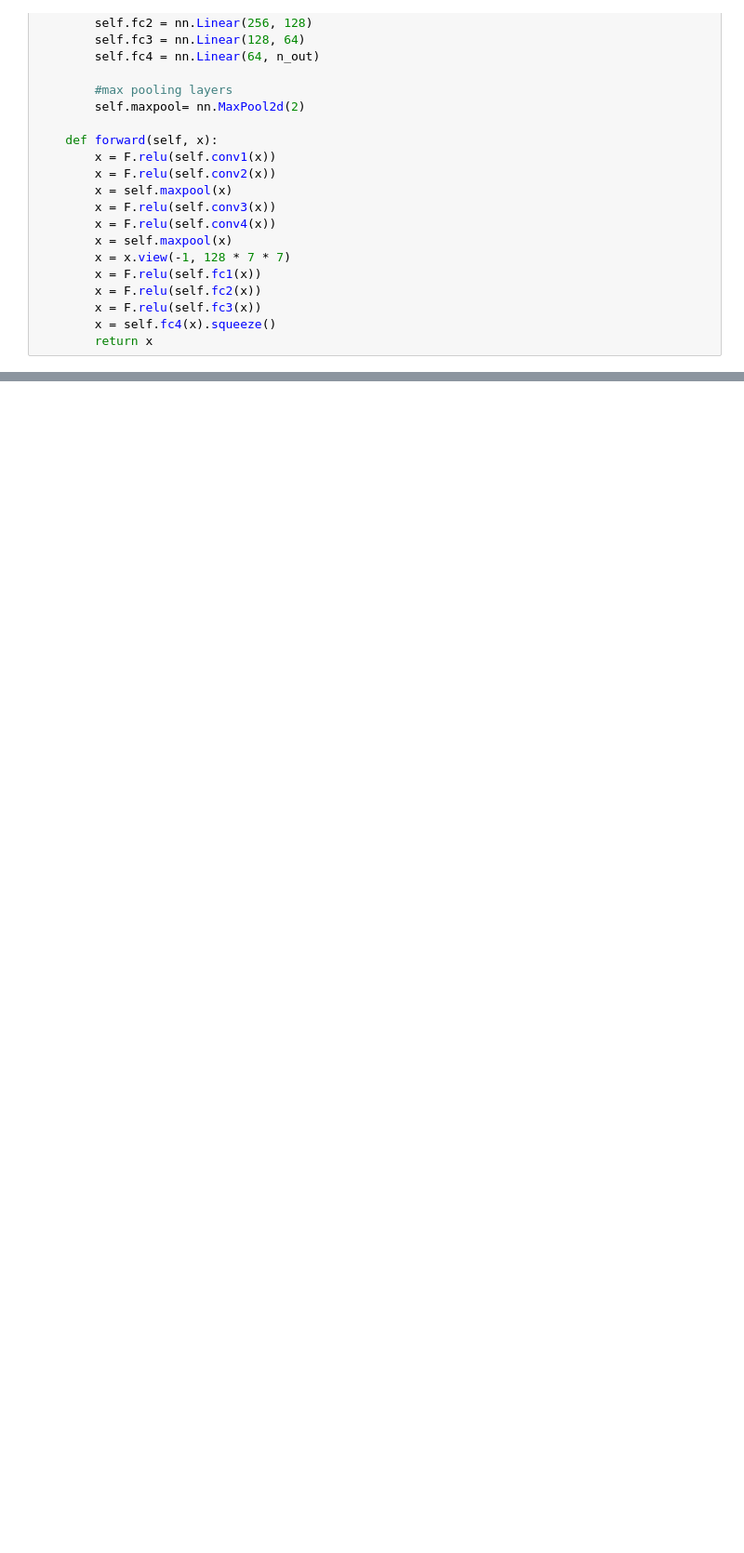
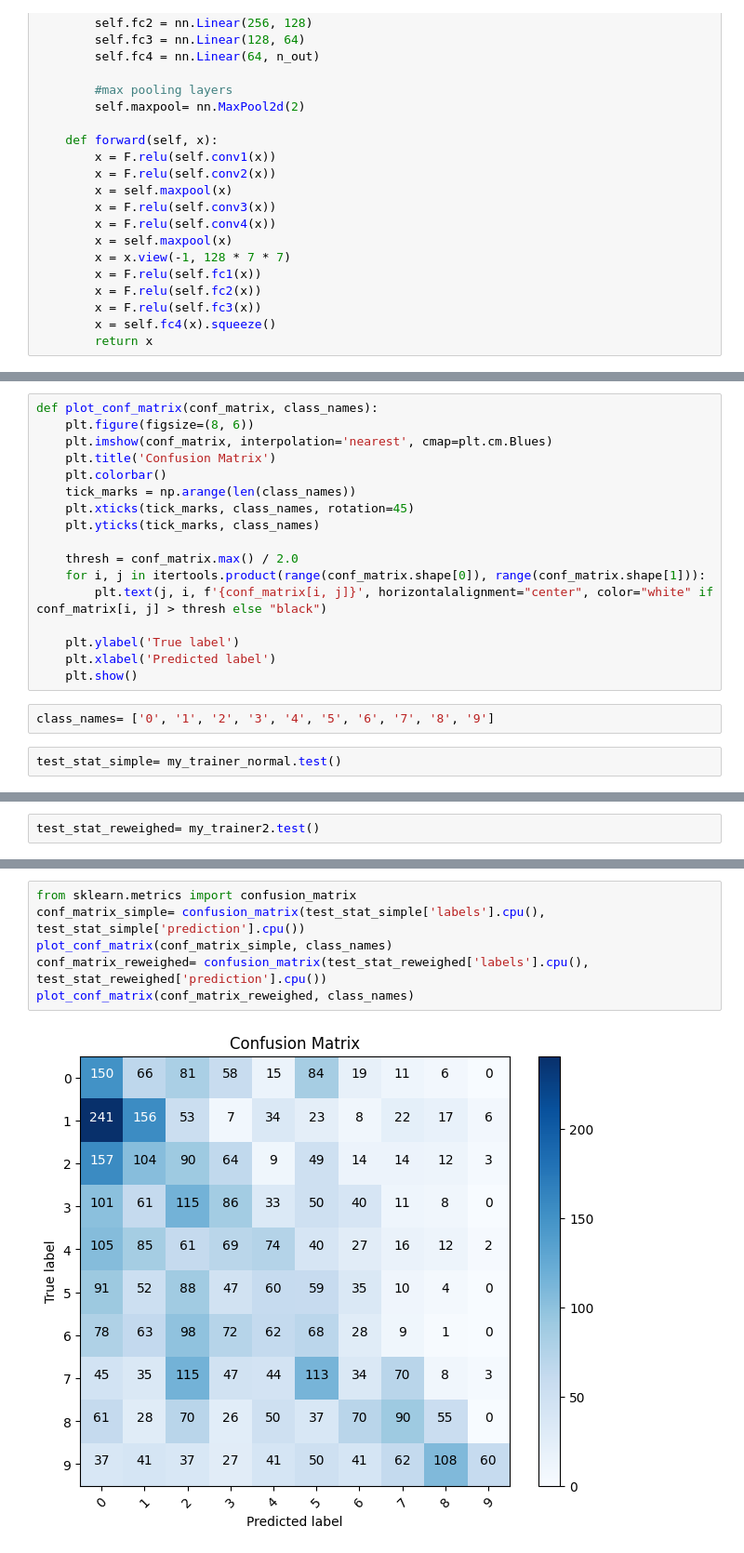
Before and after one commit to realojaswi/Learning-to-Reweight-Examples-for-Robust-Deep-Learning, a Jupyter notebook: Checkpoint3.ipynb, the cells around one changed output, grey strips where cells are left out. Shown at 93% size. Drawn from its saved outputs; the diff is of its cells as text; blank space fills up the shorter version.

```diff
--- a/Checkpoint3.ipynb
+++ b/Checkpoint3.ipynb
@@ -354,0 +389,21 @@ Test/Validation result: total sample: 1956, Avg loss: 0.056, Acc: 98.926%
+# %%
+def plot_conf_matrix(conf_matrix, class_names):
+    plt.figure(figsize=(8, 6))
+    plt.imshow(conf_matrix, interpolation='nearest', cmap=plt.cm.Blues)
+    plt.title('Confusion Matrix')
+    plt.colorbar()
+    tick_marks = np.arange(len(class_names))
+    plt.xticks(tick_marks, class_names, rotation=45)
+    plt.yticks(tick_marks, class_names)
+
+    thresh = conf_matrix.max() / 2.0
+    for i, j in itertools.product(range(conf_matrix.shape[0]), range(conf_matrix.shape[1])):
+        plt.text(j, i, f'{conf_matrix[i, j]}', horizontalalignment="center", color="white" if conf_matrix[i, j] > thresh else "black")
+
+    plt.ylabel('True label')
+    plt.xlabel('Predicted label')
+    plt.show()
+# %%
+class_names= ['0', '1', '2', '3', '4', '5', '6', '7', '8', '9']
+# %%
+test_stat_simple= my_trainer_normal.test()
@@ -354,0 +412,2 @@ Test/Validation result: total sample: 1956, Avg loss: 0.056, Acc: 98.926%
+# %%
+test_stat_reweighed= my_trainer2.test()
@@ -354,0 +416,8 @@ Test/Validation result: total sample: 1956, Avg loss: 0.056, Acc: 98.926%
+# %%
+from sklearn.metrics import confusion_matrix
+conf_matrix_simple= confusion_matrix(test_stat_simple['labels'].cpu(), test_stat_simple['prediction'].cpu())
+plot_conf_matrix(conf_matrix_simple, class_names)
+conf_matrix_reweighed= confusion_matrix(test_stat_reweighed['labels'].cpu(), test_stat_reweighed['prediction'].cpu())
+plot_conf_matrix(conf_matrix_reweighed, class_names)
+# %% [output]
+[figure, added]
```
Also changed, not shown: parts of 10 cells of this notebook.
